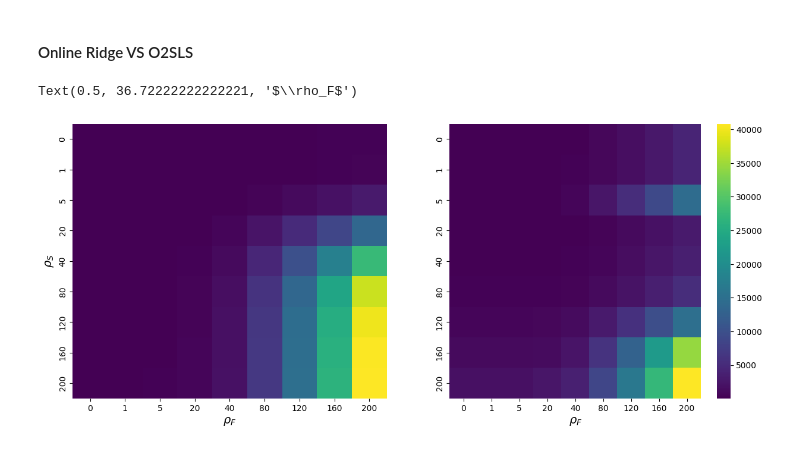
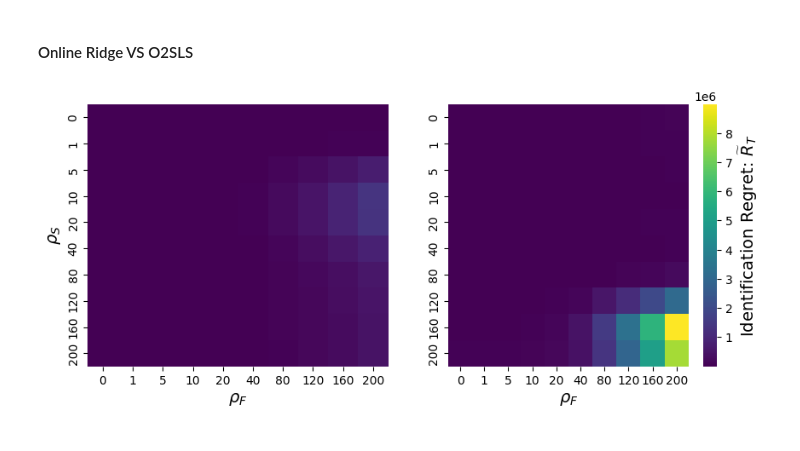
Before and after one commit to riccardodv/O2SLS-and-OFUL-IV, a Jupyter notebook: 2SLSOnline_RealData.ipynb, the cells around one changed output. Drawn from its saved outputs; the diff is of its cells as text; code cells hidden in the pictures.

```diff
--- a/2SLSOnline_RealData.ipynb
+++ b/2SLSOnline_RealData.ipynb
@@ -697,16 +206,10 @@ plt.rc('figure', titlesize=SMALL_SIZE)
 # %%
 ## PARAMETERS
 np.random.seed(23)
-n_iters = 30
+n_iters = 50
 T = int(1e3)
 sigma_1, sigma_2 = 1, 1
 lamda, lamda_IV = 1e-1, 1e-1
-
-
-###### ???? needed ????
-# methods = ['Ridge','O2SLS' 'Oracle']
-# online_loss_oracle = np.zeros((n_iters, len(methods), T))
-# online_loss_identification = np.zeros((n_iters, len(methods), T))
 
 s=[0,1, 5,20] + [40*i for i in range(1,6,1)]
 f=[0,1, 5,20] + [40*i for i in range(1,6,1)]
@@ -1054,10 +426,12 @@ std_records_on_iv = np.std(records_on_iv, axis=0)
 #     pickle.dump(dct_online_iv, f)
 # %%
-# with open('records_iv.pkl','rb') as f:
-#     unpickled_iv = pickle.load(f)
-#     records_on_iv_ = unpickled_iv["records_on_iv"]
-# mean_records_on_iv = np.mean(records_on_iv, axis=0)
-# std_records_on_iv = np.std(records_on_iv, axis=0)
+import pickle
+
+with open('records_iv_2.pkl','rb') as file:
+    unpickled_iv = pickle.load(file)
+    records_on_iv = unpickled_iv["records_on_iv"]
+mean_records_on_iv = np.mean(records_on_iv, axis=0)
+std_records_on_iv = np.std(records_on_iv, axis=0)
 # %%
 options = {"beta":0, "R2":1, "reg":2, "cumreg":3}
 choose_key = "cumreg"
@@ -1070,26 +444,44 @@ sns.heatmap(mean_records_on_iv[-1, options[choose_key],:,:], cmap="viridis")
 # %% [markdown]
 #### Online Ridge VS O2SLS
 # %%
+SMALL_SIZE = 8
+MEDIUM_SIZE = 10
+BIGGER_SIZE = 16
+BIGGER_SIZE_LA = 14
+BIGGER_SIZE_A = 18
+
+plt.rc('font', size=BIGGER_SIZE_A)          # controls default text sizes
+plt.rc('axes', titlesize=BIGGER_SIZE_A)     # fontsize of the axes title
+plt.rc('axes', labelsize=14)    # fontsize of the x and y labels
+plt.rc('xtick', labelsize=MEDIUM_SIZE)    # fontsize of the tick labels
+plt.rc('ytick', labelsize=MEDIUM_SIZE)    # fontsize of the tick labels
+plt.rc('legend', fontsize=BIGGER_SIZE_A)    # legend fontsize
+plt.rc('figure', titlesize=SMALL_SIZE)
+
 options = {"beta":0, "R2":1, "reg":2, "cumreg":3}
 choose_key = "cumreg"
 
+# Calculate the minimum and maximum values for the color scale
+min_val = min(mean_records_on[-1,options[choose_key],:,:].min(), mean_records_on_iv[-1, options[choose_key],:,:].min())
+max_val = max(mean_records_on[-1,options[choose_key],:,:].max(), mean_records_on_iv[-1, options[choose_key],:,:].max())
+
 # Set the size of the figure
-fig, ax = plt.subplots(1, 2, figsize=(15, 6))
+fig, ax = plt.subplots(1, 2, figsize=(10, 4))
 
 # Plot the heatmaps on the subplots with the same color scale
 sns.heatmap(mean_records_on[-1,options[choose_key],:,:], cmap="viridis", ax=ax[0],
-            xticklabels=list(f.flatten()) , yticklabels=list(s.flatten()), cbar=False)
+            xticklabels=list(f.flatten()) , yticklabels=list(s.flatten()) , vmin=min_val, vmax=max_val, cbar=False)
 sns.heatmap(mean_records_on_iv[-1, options[choose_key],:,:], cmap="viridis", ax=ax[1],
-            xticklabels=list(f.flatten()) , yticklabels=list(s.flatten()))
+            xticklabels=list(f.flatten()) , yticklabels=list(s.flatten()) ,vmin=min_val, vmax=max_val, cbar_kws={"label": r"Identification Regret: $\widetilde R_T$"})
 
 # Set the axis labels to be LaTeX formulas
 ax[0].set_xlabel(r"$\rho_F$")
+ax[0].set_ylabel(r"$\rho_S$")
 ax[0].set_ylabel(r"$\rho_S$")
 ax[1].set_xlabel(r"$\rho_F$")
 # ax[1].set_ylabel(r"$\rho_S$")
 
 # Display the plot
-# plt.savefig("./online_ols_suppdem1.pdf", format='pdf')
+plt.savefig("./ols_suppdem2.pdf", format='pdf',  bbox_inches='tight')
 # %% [output]
-Text(0.5, 36.72222222222221, '$\\rho_F$')
-[figure, old version]
+[figure, new version]
```
Also changed, not shown: parts of 67 cells of this notebook, 2 other files.
